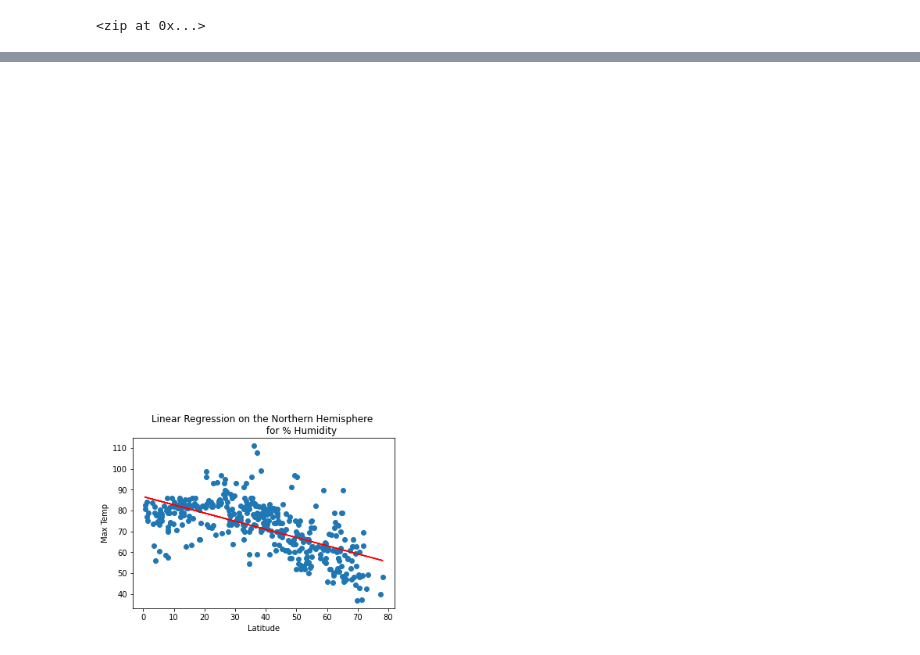
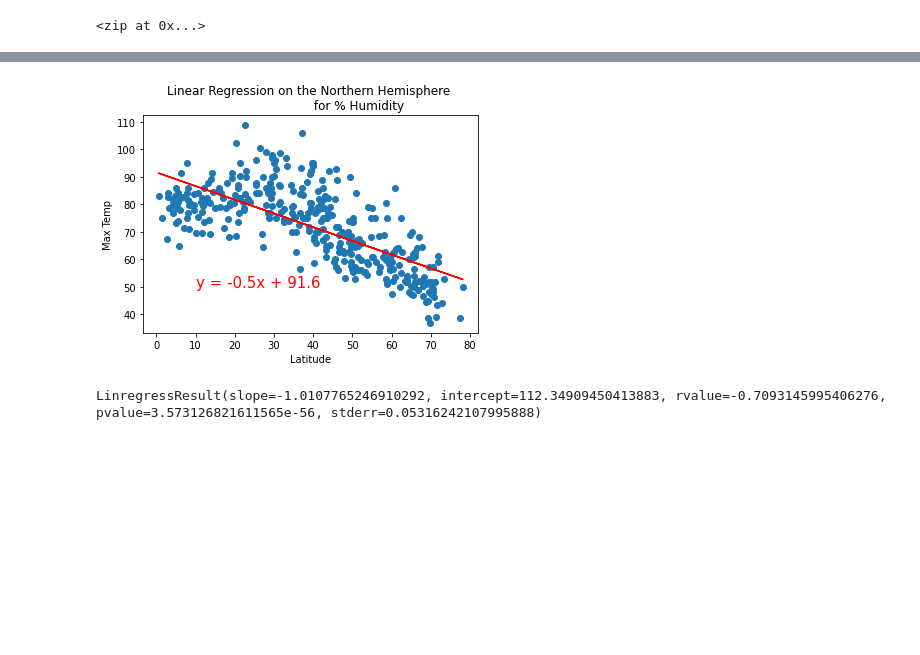
Before and after one commit to kassielu/World_Weather_Analysis, a Jupyter notebook: WeatherPy.ipynb, the cells around one changed output, grey strips where cells are left out. Cells and saved outputs as stored; diff of their text form; code cells hidden in the pictures; blank space fills up the shorter version.

```diff
--- a/WeatherPy.ipynb
+++ b/WeatherPy.ipynb
@@ -329,12 +329,16 @@ southern_hemi_df = city_data_df.loc[(city_data_df["Lat"] < 0)]
 # %%
 # Linear regression on the Northern Hemisphere
 x_values = northern_hemi_df["Lat"]
 y_values = northern_hemi_df["Max Temp"]
 # Call the function.
 plot_linear_regression(x_values, y_values, 'Linear Regression on the Northern Hemisphere \n \
-                        for % Humidity', 'Max Temp',(10,280))
+                        for % Humidity', 'Max Temp',(10,50))
 # %% [output]
-[figure, old version]
+[figure, new version]
+# %%
+linregress(y_values,x_values)
+# %% [output]
+LinregressResult(slope=-1.0107765246910292, intercept=112.34909450413883, rvalue=-0.7093145995406276, pvalue=3.573126821611565e-56, stderr=0.05316242107995888)
 # %%
 # Linear regression on the Southern Hemisphere
 
```
Also changed, not shown: parts of 20 cells of this notebook, 6 other files.
